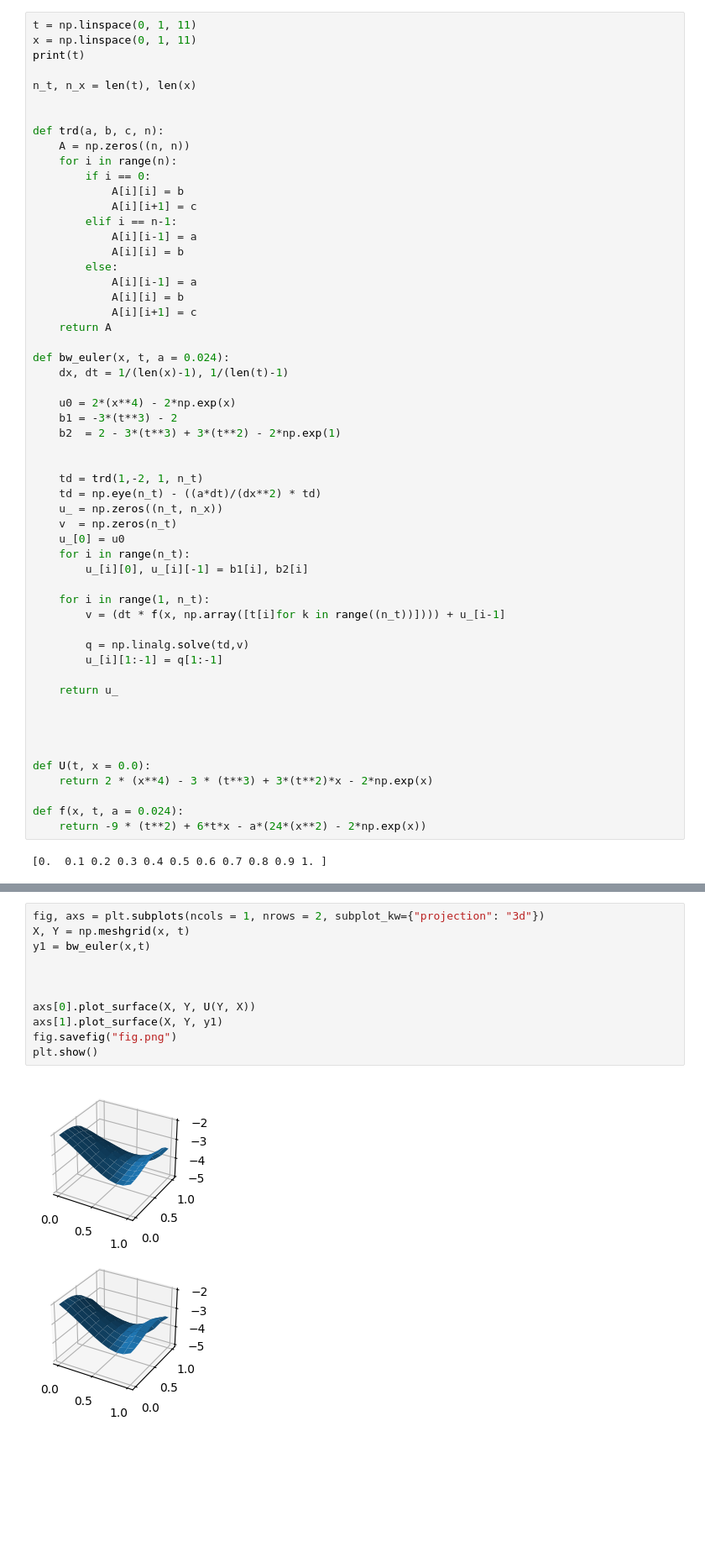
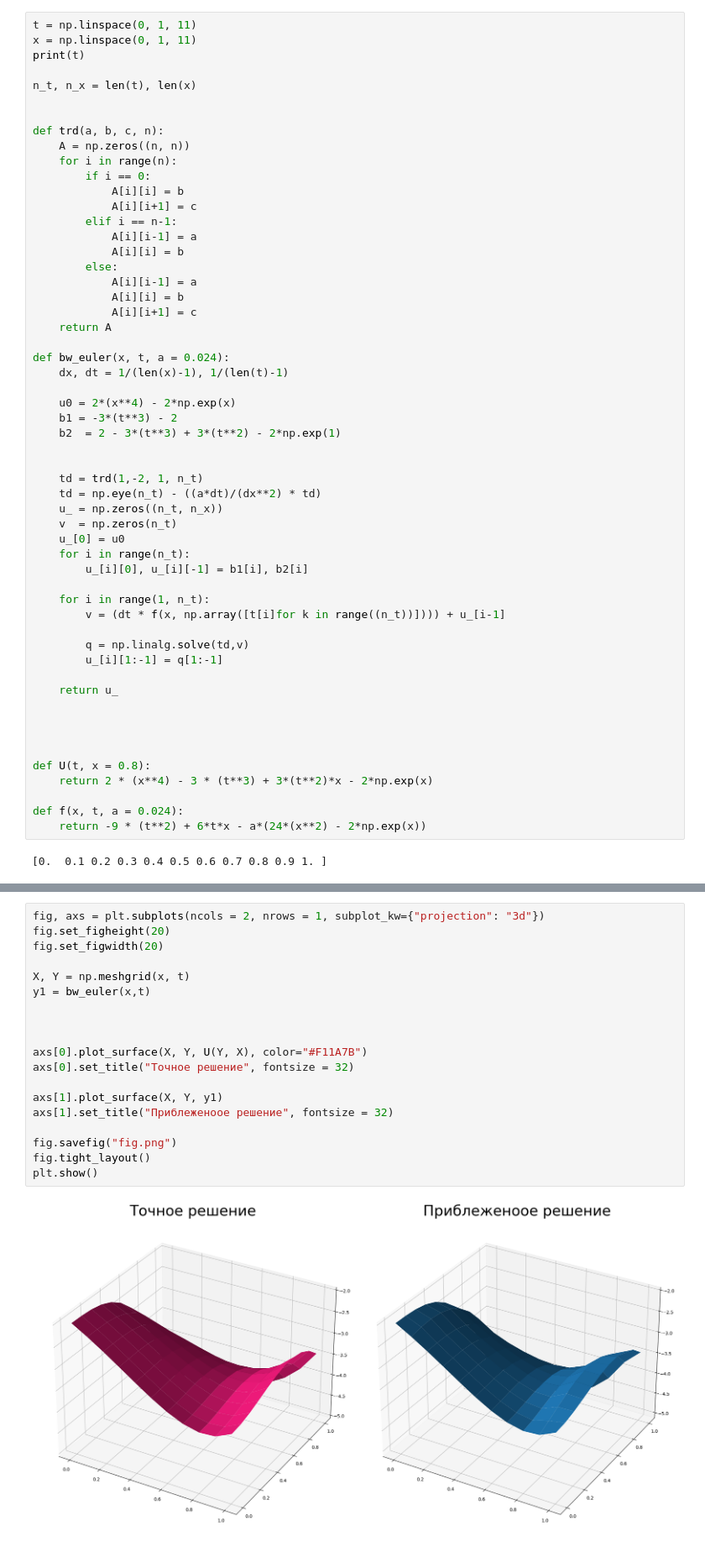
Before and after one commit to VeryBaDWerewolf/numerical-labs, a Jupyter notebook: Task1.ipynb, the cells around one changed output, grey strips where cells are left out. Shown at 84% size. Saved outputs shown, nothing was run; the diff lists cells and outputs as text; blank space fills up the shorter version.

Commit message:
Plot changes

```diff
--- a/Task1.ipynb
+++ b/Task1.ipynb
@@ -51,7 +51,7 @@ def bw_euler(x, t, a = 0.024):
 
 
 
-def U(t, x = 0.0):
+def U(t, x = 0.8):
     return 2 * (x**4) - 3 * (t**3) + 3*(t**2)*x - 2*np.exp(x)
 
 def f(x, t, a = 0.024):
@@ -77,13 +81,21 @@ plt.show()
 # %%
-fig, axs = plt.subplots(ncols = 1, nrows = 2, subplot_kw={"projection": "3d"})
+fig, axs = plt.subplots(ncols = 2, nrows = 1, subplot_kw={"projection": "3d"})
+fig.set_figheight(20)
+fig.set_figwidth(20)
+
 X, Y = np.meshgrid(x, t)
 y1 = bw_euler(x,t)
 
 
 
-axs[0].plot_surface(X, Y, U(Y, X))
+axs[0].plot_surface(X, Y, U(Y, X), color="#F11A7B")
+axs[0].set_title("Точное решение", fontsize = 32)
+
 axs[1].plot_surface(X, Y, y1)
+axs[1].set_title("Приблеженоое решение", fontsize = 32)
+
 fig.savefig("fig.png")
+fig.tight_layout()
 plt.show()
 # %% [output]
-[figure, old version]
+[figure, new version]
```
Also changed, not shown: parts of 1 cell of this notebook.
